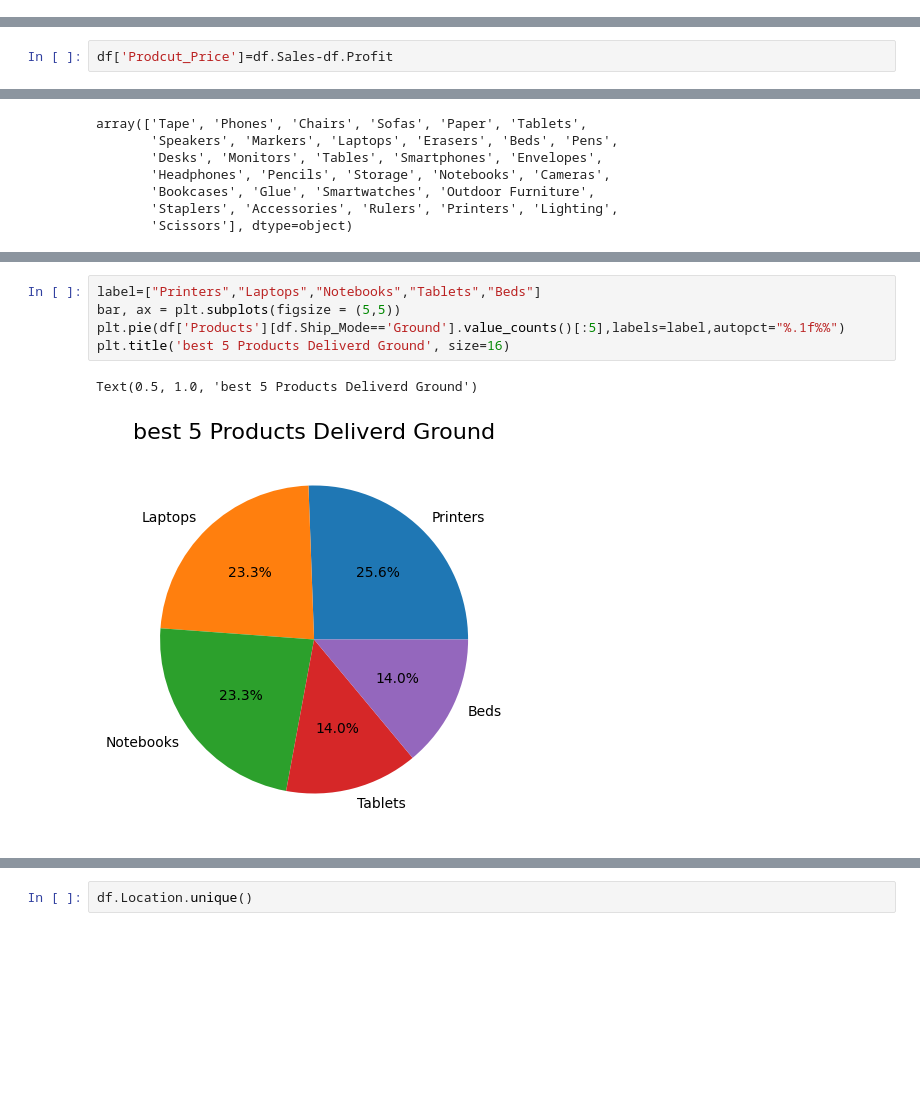
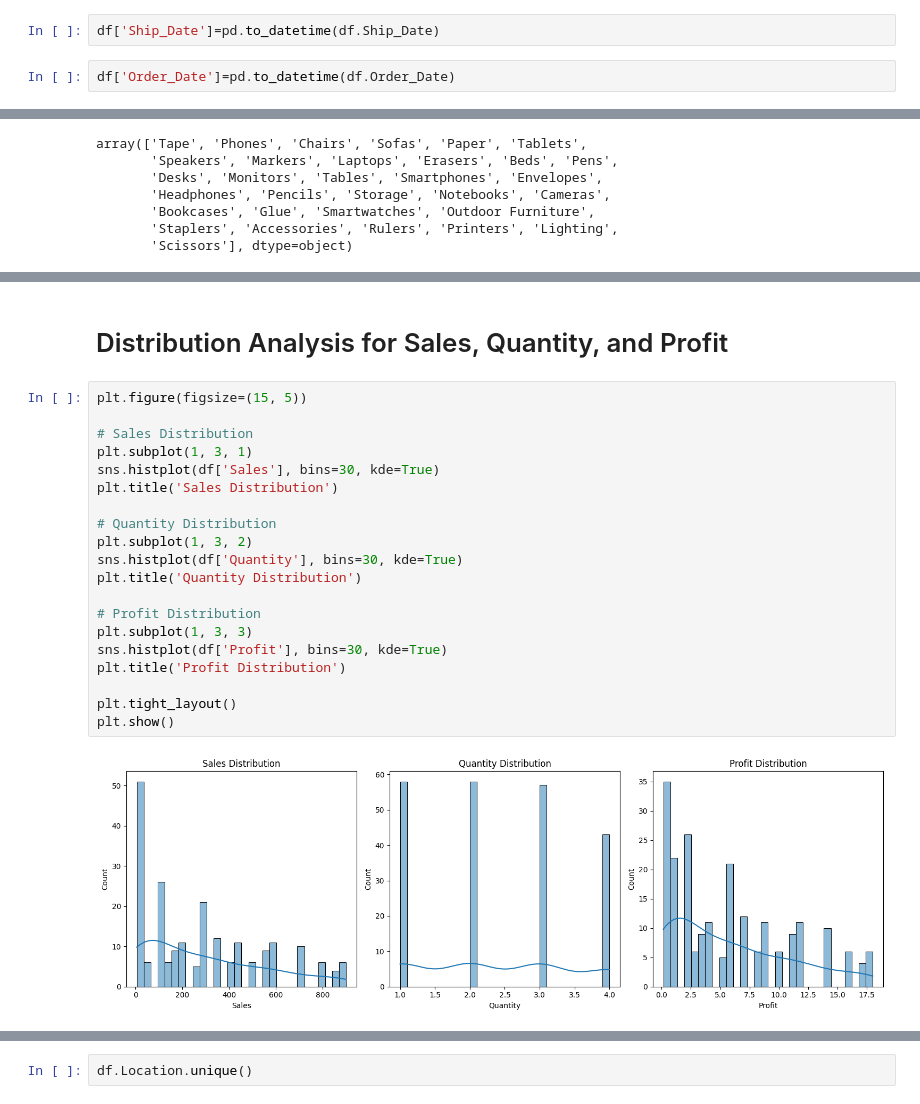
Before and after one commit to kareeeeim/Sales_Store_Overview, a Jupyter notebook: Sales_Store.ipynb, the cells around one changed output, grey strips where cells are left out. Drawn from its saved outputs; the diff is of its cells as text; blank space fills up the shorter version.

```diff
--- a/Sales_Store.ipynb
+++ b/Sales_Store.ipynb
@@ -80,9 +82,11 @@ df.describe(exclude=np.number)
+# %%
+df['Ship_Date']=pd.to_datetime(df.Ship_Date)
+# %%
+df['Order_Date']=pd.to_datetime(df.Order_Date)
 # %% [markdown]
 # Explore Data And Analysis it
 # %%
 df=df.rename(columns={'Sub_Category':'Products','Region':'Location'})
-# %%
-df['Prodcut_Price']=df.Sales-df.Profit
 # %%
 df.Category.value_counts()
 # %% [output]
@@ -111,8 +107,24 @@ Text(0.5, 1.0, 'best 5 Products Deliverd Air')
-# %%
-label=["Printers","Laptops","Notebooks","Tablets","Beds"]
-bar, ax = plt.subplots(figsize = (5,5))
-plt.pie(df['Products'][df.Ship_Mode=='Ground'].value_counts()[:5],labels=label,autopct="%.1f%%")
-plt.title('best 5 Products Deliverd Ground', size=16)
-# %% [output]
-Text(0.5, 1.0, 'best 5 Products Deliverd Ground')
-[figure, removed]
+# %% [markdown]
+ # Distribution Analysis for Sales, Quantity, and Profit
+# %%
+plt.figure(figsize=(15, 5))
+
+# Sales Distribution
+plt.subplot(1, 3, 1)
+sns.histplot(df['Sales'], bins=30, kde=True)
+plt.title('Sales Distribution')
+
+# Quantity Distribution
+plt.subplot(1, 3, 2)
+sns.histplot(df['Quantity'], bins=30, kde=True)
+plt.title('Quantity Distribution')
+
+# Profit Distribution
+plt.subplot(1, 3, 3)
+sns.histplot(df['Profit'], bins=30, kde=True)
+plt.title('Profit Distribution')
+
+plt.tight_layout()
+plt.show()
+# %% [output]
+[figure, added]
```
Also changed, not shown: parts of 28 cells of this notebook, 1 other file.
